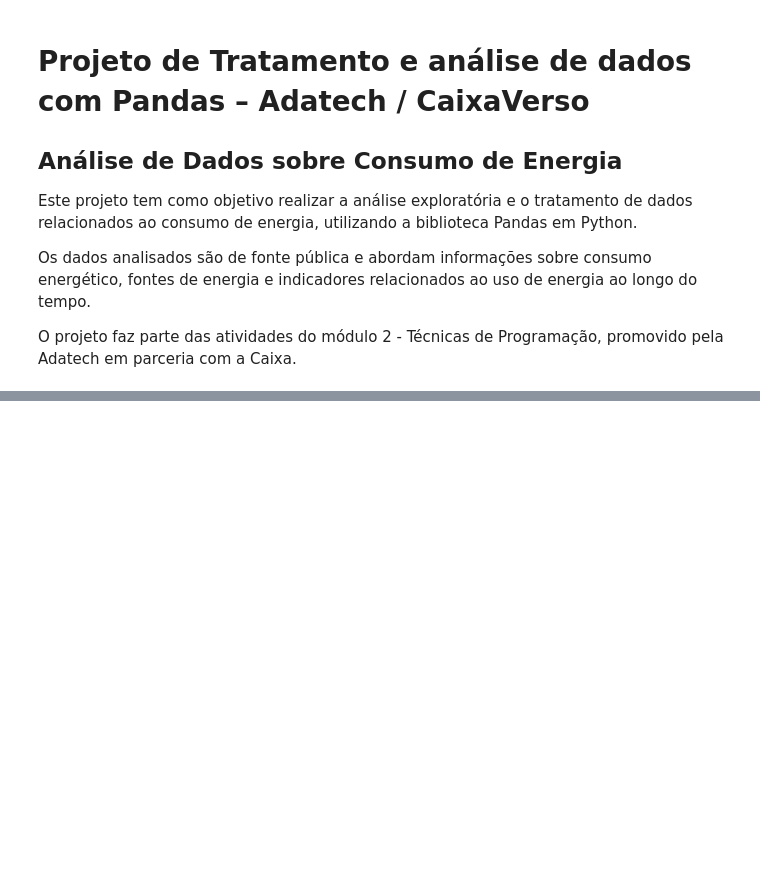
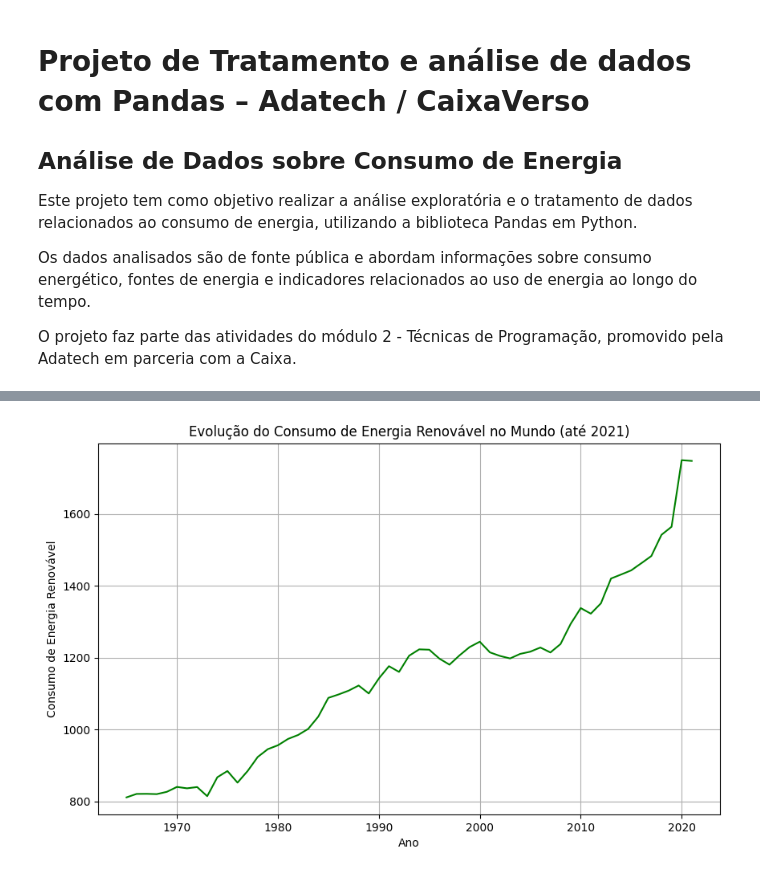
Before and after one commit to adrianamalmeida001/projeto-tecnicas-programacao-adatech, a Jupyter notebook: Projeto_técnicas_de_programação.ipynb, the cells around one changed output, grey strips where cells are left out. Cells and saved outputs as stored; diff of their text form; code cells hidden in the pictures; blank space fills up the shorter version.

```diff
--- a/Projeto_técnicas_de_programação.ipynb
+++ b/Projeto_técnicas_de_programação.ipynb
@@ -26,0 +151,24 @@ df.head()
+# %%
+# PERGUNTA 2 - Há tendência de crescimento no consumo de energia renovável ao longo dos anos?
+
+# agrupamento por ano e soma o resultado ( removendo as linhas onde faltam dados)
+renovavel_mundial_por_ano = (
+    df_tratado
+    .dropna(subset=['renewables_share_energy'])
+    .groupby('year')['renewables_share_energy']
+    .sum()
+)
+
+# filtra os dados até 2021
+renovavel_ate_2021 = renovavel_mundial_por_ano[renovavel_mundial_por_ano.index <= 2021]
+
+# criação do gráfico de linhas com o resultado
+plt.figure(figsize=(10, 6))
+plt.plot(renovavel_ate_2021, color='green')
+plt.title("Evolução do Consumo de Energia Renovável no Mundo (até 2021)")
+plt.xlabel("Ano")
+plt.ylabel("Consumo de Energia Renovável")
+plt.grid(True)
+plt.show()
+# %% [output]
+[figure, added]
```
Also changed, not shown: parts of 17 cells of this notebook.
